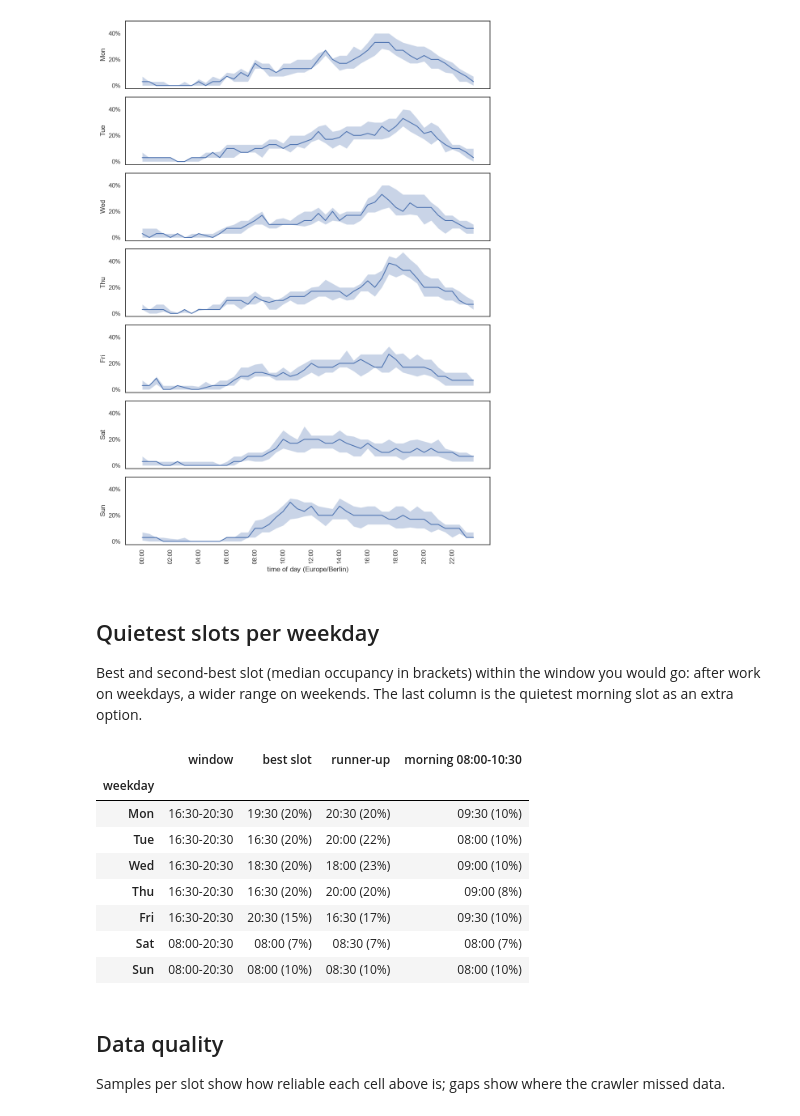
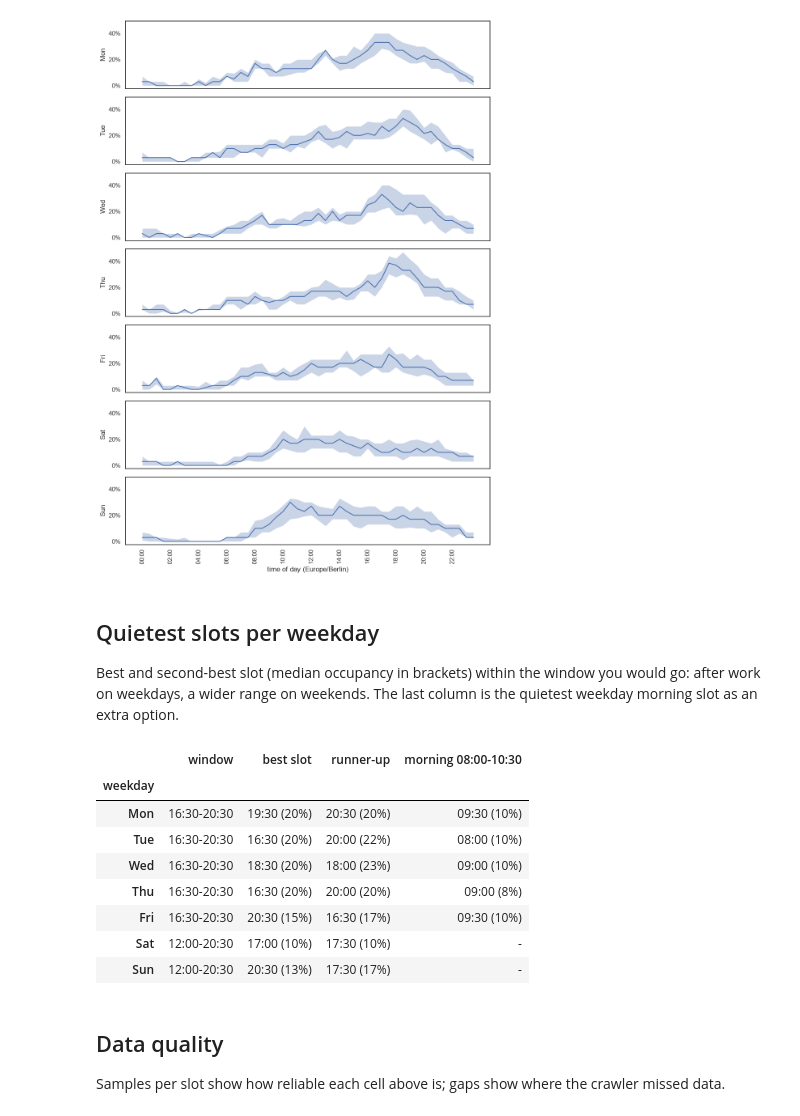
Before and after one commit to marcobiedermann/mygym, a Jupyter notebook: analysis/frequentation.ipynb, the cells around one changed output. Saved outputs shown, nothing was run; the diff lists cells and outputs as text; code cells hidden in the pictures.

Commit message:
feat: start weekend window at 12:00, hide weekend morning
Co-authored-by: Copilot <223556219+Copilot@users.noreply.github.com>

```diff
--- a/analysis/frequentation.ipynb
+++ b/analysis/frequentation.ipynb
@@ -103,43 +103,44 @@ plt.show()
 # %% [markdown]
 ## Quietest slots per weekday
 
-Best and second-best slot (median occupancy in brackets) within the window you would go: after work on weekdays, a wider range on weekends. The last column is the quietest morning slot as an extra option.
+Best and second-best slot (median occupancy in brackets) within the window you would go: after work on weekdays, a wider range on weekends. The last column is the quietest weekday morning slot as an extra option.
 # %%
 # Window in which you would go, per weekday; the morning is an optional extra.
 WEEKDAY_WINDOW = ("16:30", "20:30")
-WEEKEND_WINDOW = ("08:00", "20:30")
+WEEKEND_WINDOW = ("12:00", "20:30")
 MORNING_WINDOW = ("08:00", "10:30")
 
 
 def quietest(day, window, n=1):
     slots = heatmap[day].loc[window[0] : window[1]].nsmallest(n)
     return [f"{slot} ({value:.0%})" for slot, value in slots.items()]
 
 
 rows = {}
 for day in WEEKDAYS:
-    window = WEEKEND_WINDOW if day in ("Sat", "Sun") else WEEKDAY_WINDOW
+    is_weekend = day in ("Sat", "Sun")
+    window = WEEKEND_WINDOW if is_weekend else WEEKDAY_WINDOW
     best, runner_up = quietest(day, window, n=2)
     rows[day] = {
         "window": f"{window[0]}-{window[1]}",
         "best slot": best,
         "runner-up": runner_up,
-        f"morning {MORNING_WINDOW[0]}-{MORNING_WINDOW[1]}": quietest(day, MORNING_WINDOW)[0],
+        f"morning {MORNING_WINDOW[0]}-{MORNING_WINDOW[1]}": "-" if is_weekend else quietest(day, MORNING_WINDOW)[0],
     }
 
 best_slots = pd.DataFrame.from_dict(rows, orient="index")
 best_slots.index.name = "weekday"
 best_slots
 # %% [output]
 |  | window | best slot | runner-up | morning 08:00-10:30 |
 | weekday |  |  |  |  |
 | Mon | 16:30-20:30 | 19:30 (20%) | 20:30 (20%) | 09:30 (10%) |
 | Tue | 16:30-20:30 | 16:30 (20%) | 20:00 (22%) | 08:00 (10%) |
 | Wed | 16:30-20:30 | 18:30 (20%) | 18:00 (23%) | 09:00 (10%) |
 | Thu | 16:30-20:30 | 16:30 (20%) | 20:00 (20%) | 09:00 (8%) |
 | Fri | 16:30-20:30 | 20:30 (15%) | 16:30 (17%) | 09:30 (10%) |
-| Sat | 08:00-20:30 | 08:00 (7%) | 08:30 (7%) | 08:00 (7%) |
-| Sun | 08:00-20:30 | 08:00 (10%) | 08:30 (10%) | 08:00 (10%) |
+| Sat | 12:00-20:30 | 17:00 (10%) | 17:30 (10%) | - |
+| Sun | 12:00-20:30 | 20:30 (13%) | 17:30 (17%) | - |
 # %% [markdown]
 ## Data quality
 
```
